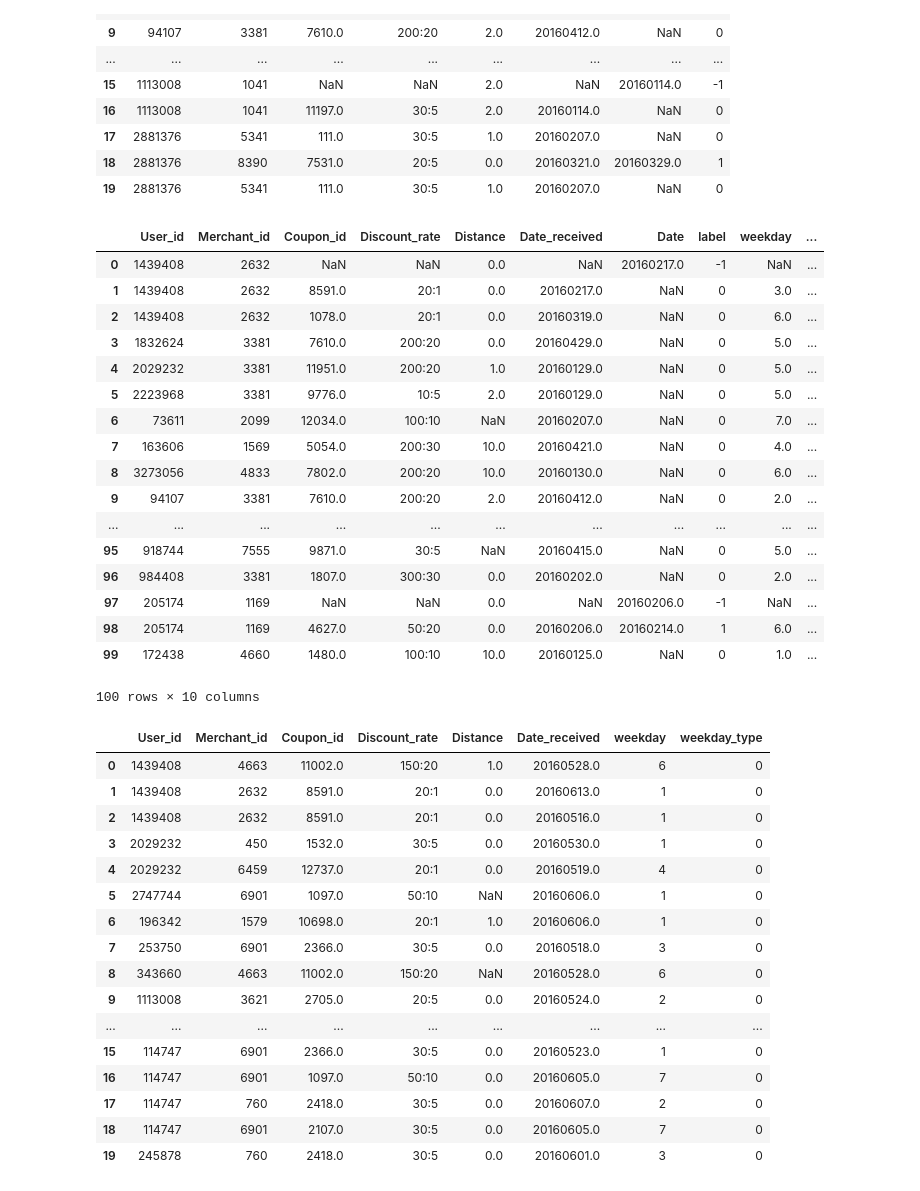
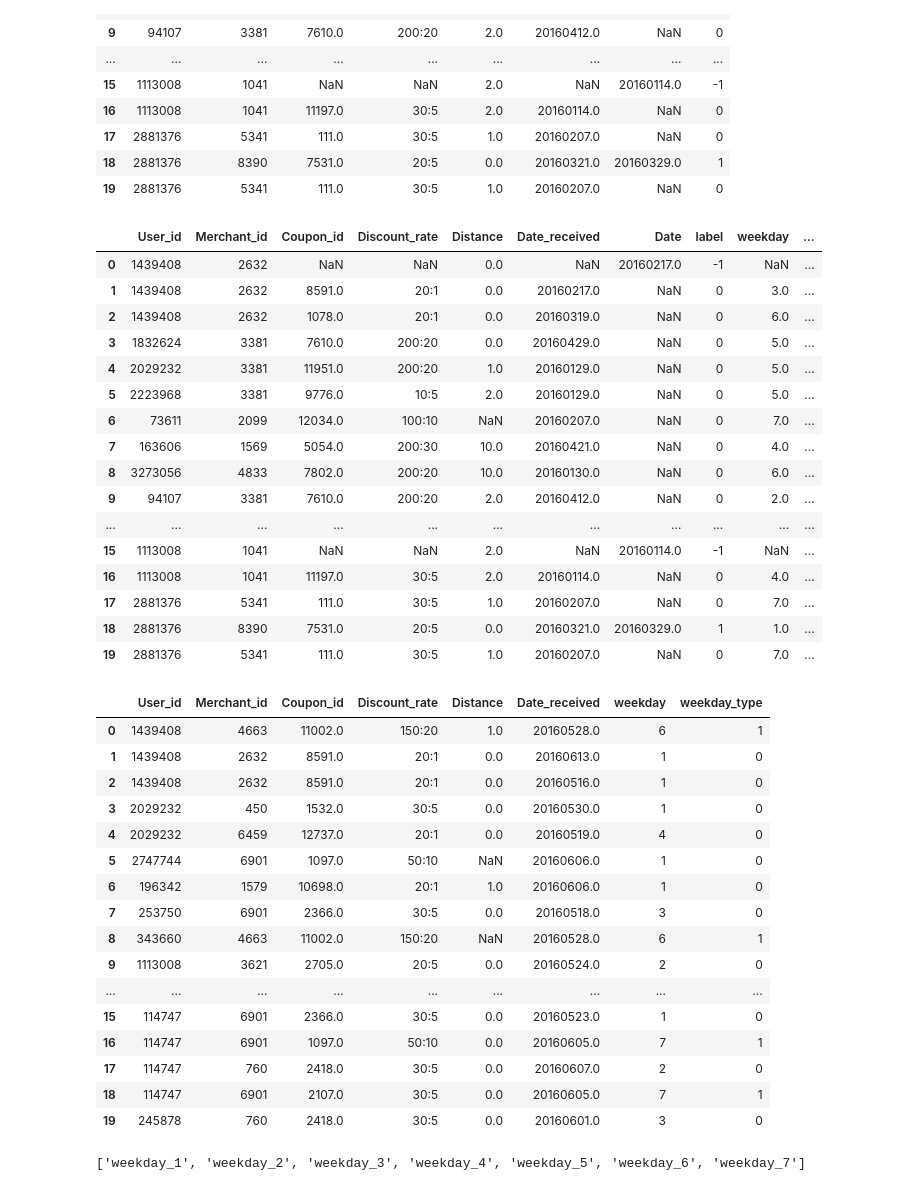
Before and after one commit to tcalecchen/2nd-ML100Days, a Jupyter notebook: homework/Midterm_exam.ipynb, the cells around one changed output. Cells and saved outputs as stored; diff of their text form; code cells hidden in the pictures.

```diff
--- a/homework/Midterm_exam.ipynb
+++ b/homework/Midterm_exam.ipynb
@@ -118,36 +119,35 @@ def getWeekday(row):
 
 df_train['weekday'] = df_train['Date_received'].apply(getWeekday)  # 新增一個 weekday 欄位，用 Date_received 來轉
 df_test['weekday'] = df_test['Date_received'].apply(getWeekday)  # 新增一個 weekday 欄位，用 Date_received 來轉
-
-# weekday_type (weekend = 1)
-df_train['weekday_type'] = df_train['weekday'].astype('str').apply(lambda x : 1 if x in [6,7]  else 0) # apply to trainset
-df_test['weekday_type'] = df_test['weekday'].astype('str').apply(lambda x : 1 if x in [6,7]  else 0) # apply to testset
+# %%
+# weekday_type (weekend = 1)
+df_train['weekday_type'] = df_train['weekday'].apply(lambda x: 1 if x in [6, 7]  else 0) # apply to trainset
+df_test['weekday_type'] = df_test['weekday'].apply(lambda x: 1 if x in [6, 7]  else 0) # apply to testset
 # %%
-df_train.head(100)
+df_train.head(20)
 # %% [output]
 |  | User_id | Merchant_id | Coupon_id | Discount_rate | Distance | Date_received | Date | label | weekday | ... |
 | 0 | 1439408 | 2632 | NaN | NaN | 0.0 | NaN | 20160217.0 | -1 | NaN | ... |
 | 1 | 1439408 | 2632 | 8591.0 | 20:1 | 0.0 | 20160217.0 | NaN | 0 | 3.0 | ... |
 | 2 | 1439408 | 2632 | 1078.0 | 20:1 | 0.0 | 20160319.0 | NaN | 0 | 6.0 | ... |
 | 3 | 1832624 | 3381 | 7610.0 | 200:20 | 0.0 | 20160429.0 | NaN | 0 | 5.0 | ... |
 | 4 | 2029232 | 3381 | 11951.0 | 200:20 | 1.0 | 20160129.0 | NaN | 0 | 5.0 | ... |
 | 5 | 2223968 | 3381 | 9776.0 | 10:5 | 2.0 | 20160129.0 | NaN | 0 | 5.0 | ... |
 | 6 | 73611 | 2099 | 12034.0 | 100:10 | NaN | 20160207.0 | NaN | 0 | 7.0 | ... |
 | 7 | 163606 | 1569 | 5054.0 | 200:30 | 10.0 | 20160421.0 | NaN | 0 | 4.0 | ... |
 | 8 | 3273056 | 4833 | 7802.0 | 200:20 | 10.0 | 20160130.0 | NaN | 0 | 6.0 | ... |
 | 9 | 94107 | 3381 | 7610.0 | 200:20 | 2.0 | 20160412.0 | NaN | 0 | 2.0 | ... |
 | ... | ... | ... | ... | ... | ... | ... | ... | ... | ... | ... |
-| 95 | 918744 | 7555 | 9871.0 | 30:5 | NaN | 20160415.0 | NaN | 0 | 5.0 | ... |
-| 96 | 984408 | 3381 | 1807.0 | 300:30 | 0.0 | 20160202.0 | NaN | 0 | 2.0 | ... |
-| 97 | 205174 | 1169 | NaN | NaN | 0.0 | NaN | 20160206.0 | -1 | NaN | ... |
-| 98 | 205174 | 1169 | 4627.0 | 50:20 | 0.0 | 20160206.0 | 20160214.0 | 1 | 6.0 | ... |
-| 99 | 172438 | 4660 | 1480.0 | 100:10 | 10.0 | 20160125.0 | NaN | 0 | 1.0 | ... |
+| 15 | 1113008 | 1041 | NaN | NaN | 2.0 | NaN | 20160114.0 | -1 | NaN | ... |
+| 16 | 1113008 | 1041 | 11197.0 | 30:5 | 2.0 | 20160114.0 | NaN | 0 | 4.0 | ... |
+| 17 | 2881376 | 5341 | 111.0 | 30:5 | 1.0 | 20160207.0 | NaN | 0 | 7.0 | ... |
+| 18 | 2881376 | 8390 | 7531.0 | 20:5 | 0.0 | 20160321.0 | 20160329.0 | 1 | 1.0 | ... |
+| 19 | 2881376 | 5341 | 111.0 | 30:5 | 1.0 | 20160207.0 | NaN | 0 | 7.0 | ... |
-100 rows × 10 columns
 # %%
 df_test.head(20)
 # %% [output]
 |  | User_id | Merchant_id | Coupon_id | Discount_rate | Distance | Date_received | weekday | weekday_type |
-| 0 | 1439408 | 4663 | 11002.0 | 150:20 | 1.0 | 20160528.0 | 6 | 0 |
+| 0 | 1439408 | 4663 | 11002.0 | 150:20 | 1.0 | 20160528.0 | 6 | 1 |
 | 1 | 1439408 | 2632 | 8591.0 | 20:1 | 0.0 | 20160613.0 | 1 | 0 |
 | 2 | 1439408 | 2632 | 8591.0 | 20:1 | 0.0 | 20160516.0 | 1 | 0 |
 | 3 | 2029232 | 450 | 1532.0 | 30:5 | 0.0 | 20160530.0 | 1 | 0 |
@@ -155,13 +155,13 @@ df_test.head(20)
 | 5 | 2747744 | 6901 | 1097.0 | 50:10 | NaN | 20160606.0 | 1 | 0 |
 | 6 | 196342 | 1579 | 10698.0 | 20:1 | 1.0 | 20160606.0 | 1 | 0 |
 | 7 | 253750 | 6901 | 2366.0 | 30:5 | 0.0 | 20160518.0 | 3 | 0 |
-| 8 | 343660 | 4663 | 11002.0 | 150:20 | NaN | 20160528.0 | 6 | 0 |
+| 8 | 343660 | 4663 | 11002.0 | 150:20 | NaN | 20160528.0 | 6 | 1 |
 | 9 | 1113008 | 3621 | 2705.0 | 20:5 | 0.0 | 20160524.0 | 2 | 0 |
 | ... | ... | ... | ... | ... | ... | ... | ... | ... |
 | 15 | 114747 | 6901 | 2366.0 | 30:5 | 0.0 | 20160523.0 | 1 | 0 |
-| 16 | 114747 | 6901 | 1097.0 | 50:10 | 0.0 | 20160605.0 | 7 | 0 |
+| 16 | 114747 | 6901 | 1097.0 | 50:10 | 0.0 | 20160605.0 | 7 | 1 |
 | 17 | 114747 | 760 | 2418.0 | 30:5 | 0.0 | 20160607.0 | 2 | 0 |
-| 18 | 114747 | 6901 | 2107.0 | 30:5 | 0.0 | 20160605.0 | 7 | 0 |
+| 18 | 114747 | 6901 | 2107.0 | 30:5 | 0.0 | 20160605.0 | 7 | 1 |
 | 19 | 245878 | 760 | 2418.0 | 30:5 | 0.0 | 20160601.0 | 3 | 0 |
 # %%
 weekdaycols = ['weekday_' + str(i) for i in range(1,8)]
@@ -174,3 +174,5 @@ df_train[weekdaycols] = tmpdf
 tmpdf = pd.get_dummies(df_test['weekday'].replace(-1, np.nan))
 tmpdf.columns = weekdaycols
 df_test[weekdaycols] = tmpdf
+# %% [output]
+['weekday_1', 'weekday_2', 'weekday_3', 'weekday_4', 'weekday_5', 'weekday_6', 'weekday_7']
```
Also changed, not shown: parts of 16 cells of this notebook.
